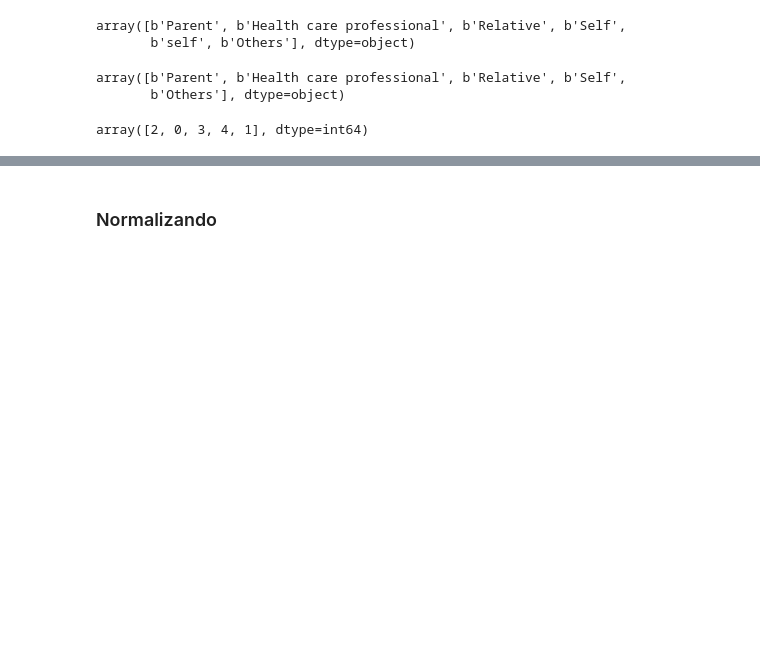
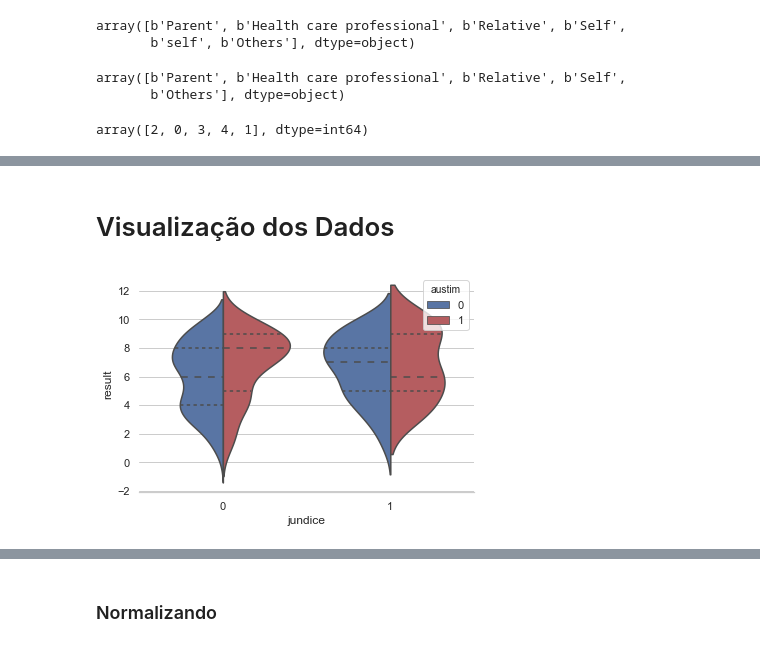
Before and after one commit to thalesmonteiro/Autism-Prediction, a Jupyter notebook: AutismPrediction.ipynb, the cells around one changed output, grey strips where cells are left out. Drawn from its saved outputs; the diff is of its cells as text; code cells hidden in the pictures; blank space fills up the shorter version.

```diff
--- a/AutismPrediction.ipynb
+++ b/AutismPrediction.ipynb
@@ -616,3 +574,17 @@ df.head()
 | 247 | 0 | 0 | 0 | 0 | 0 | 0 | 1 | 0 | 0 | 0 | ... |
 | 212 | 0 | 1 | 1 | 0 | 1 | 1 | 0 | 0 | 0 | 1 | ... |
 | 71 | 0 | 1 | 0 | 0 | 1 | 0 | 1 | 0 | 0 | 1 | ... |
+# %% [markdown]
+# Visualização dos Dados
+# %%
+import seaborn as sns
+import matplotlib.pyplot as plt
+
+sns.set(style="whitegrid", color_codes=True)
+
+# Draw a nested violinplot and split the violins for easier comparison
+sns.violinplot(x="jundice", y="result", hue="austim", data=df, split=True,
+                inner="quart", palette={1: "r", 0: "b"})
+sns.despine(left=True)
+# %% [output]
+[figure, added]
```
Also changed, not shown: parts of 24 cells of this notebook.
